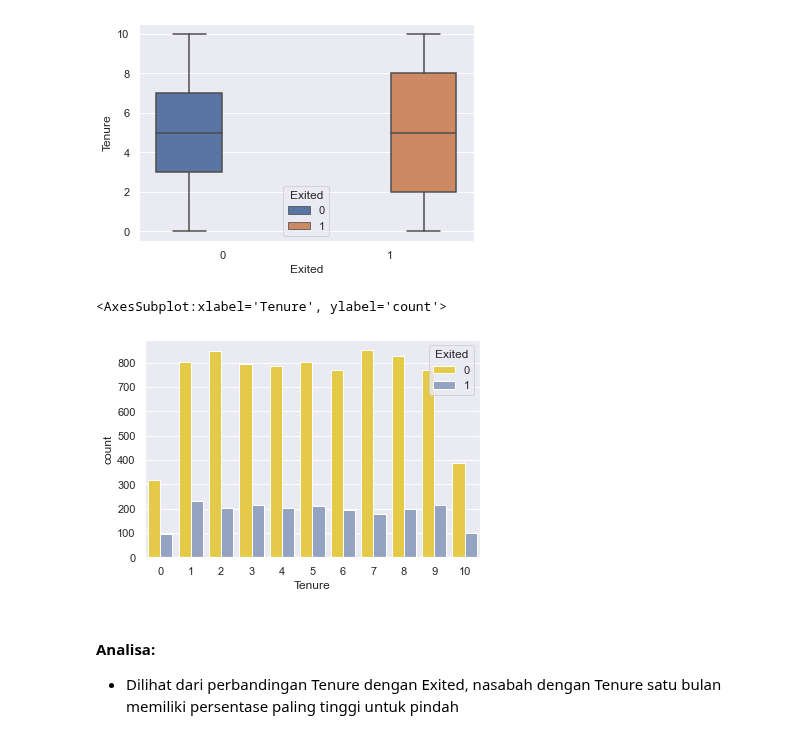
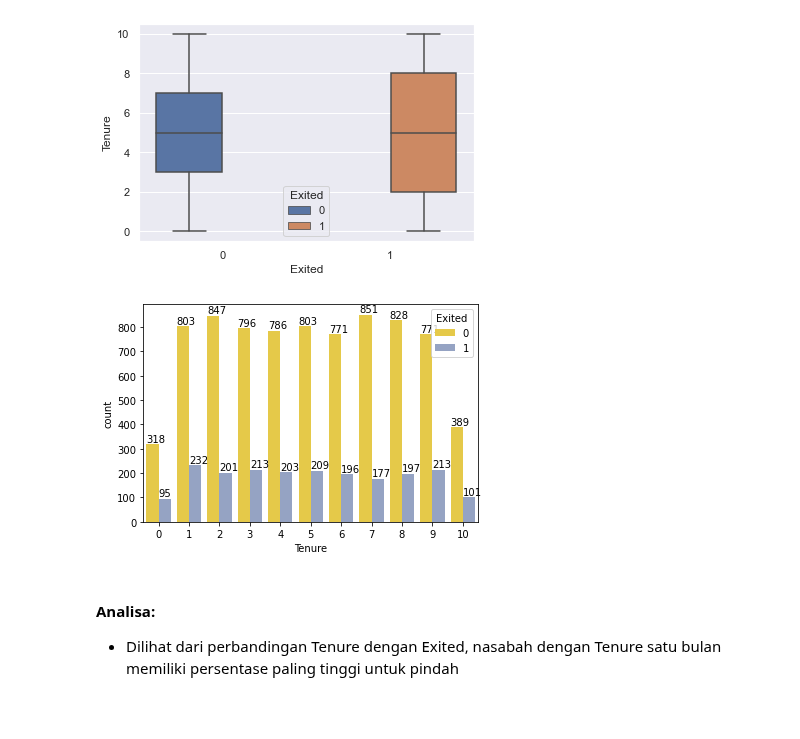
Before and after one commit to mikabtbr/Exploratory-data-analysis---bank, a Jupyter notebook: Exploratory-Data-Analysis-BANK.ipynb, the cells around one changed output. Cells and saved outputs as stored; diff of their text form; code cells hidden in the pictures; blank space fills up the shorter version.

```diff
--- a/Exploratory-Data-Analysis-BANK.ipynb
+++ b/Exploratory-Data-Analysis-BANK.ipynb
@@ -209,5 +231,7 @@ a= sns.countplot(x="Age_group",data=df,hue="Exited",palette="Set2_r")
 | 1 | 16.15 | 32.44 | 16.67 |
 # %%
 plt.figure(figsize = (17, 6))
-sns.countplot('Geography', hue = 'Exited', data = df , palette= 'Set2_r')
+a= sns.countplot('Geography', hue = 'Exited', data = df , palette= 'Set2_r')
+for p in a.patches:
+    a.annotate((p.get_height()),(p.get_x(), p.get_height()+25))
 # %% [output]
@@ -250,5 +273,7 @@ Terlihat bahwa persebaran data mayoritas ada di negara France
 | 1 | 63.92 | 36.08 |
 # %%
 plt.figure(figsize = (17, 6))
-sns.countplot('IsActiveMember', hue = 'Exited', data = df , palette= 'Set2_r')
+a=sns.countplot('IsActiveMember', hue = 'Exited', data = df , palette= 'Set2_r')
+for p in a.patches:
+    a.annotate((p.get_height()),(p.get_x(), p.get_height()+25))
 # %% [output]
@@ -310,10 +334,11 @@ sns.boxplot(y='Tenure',x = 'Exited', hue = 'Exited',data = df)
 <AxesSubplot:xlabel='Exited', ylabel='Tenure'>
 [figure]
 # %%
-sns.countplot(x='Tenure', hue = 'Exited',data = df,palette= 'Set2_r')
+a= sns.countplot(x='Tenure', hue = 'Exited',data = df,palette= 'Set2_r')
+for p in a.patches:
+    a.annotate((p.get_height()),(p.get_x(), p.get_height()+10))
 # %% [output]
-<AxesSubplot:xlabel='Tenure', ylabel='count'>
-[figure, old version]
+[figure, new version]
 # %% [markdown]
 #### Analisa:
 - Dilihat dari perbandingan Tenure dengan Exited, nasabah dengan Tenure satu bulan memiliki persentase paling tinggi untuk pindah
```
Also changed, not shown: parts of 6 cells of this notebook.
